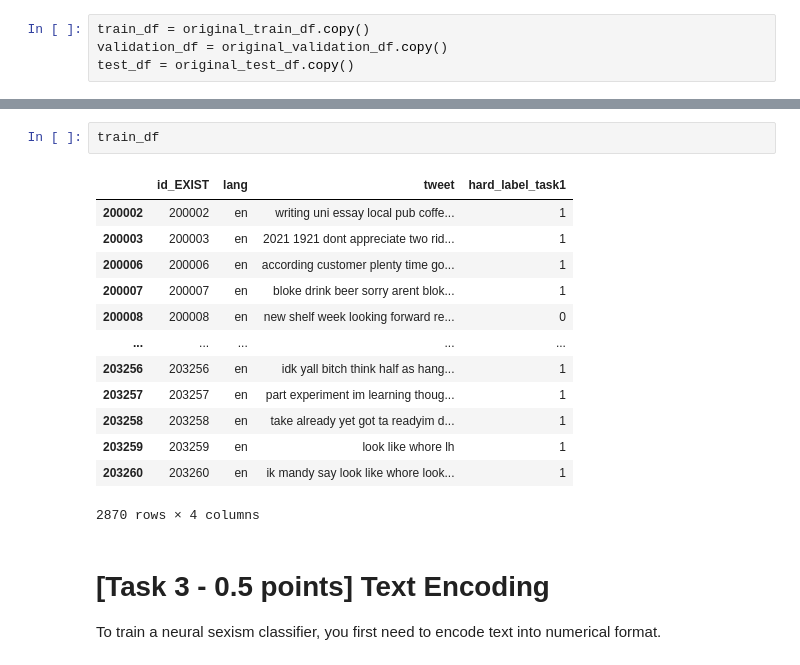
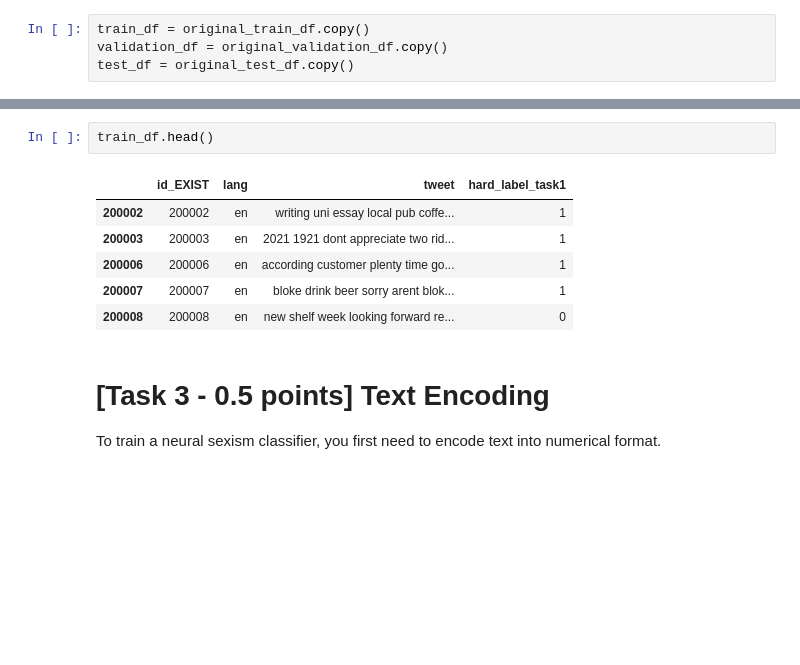
Before and after one commit to tancredibosi/nlp-assignments, a Jupyter notebook: Assignment1_2425.ipynb, the cells around one changed output, grey strips where cells are left out. Cells and saved outputs as stored; diff of their text form; blank space fills up the shorter version.

```diff
--- a/Assignment1_2425.ipynb
+++ b/Assignment1_2425.ipynb
@@ -252,19 +256,12 @@ test_df['tweet'] = test_df['tweet'].apply(clean_tweet)
 # %%
-train_df
+train_df.head()
 # %% [output]
 |  | id_EXIST | lang | tweet | hard_label_task1 |
 | 200002 | 200002 | en | writing uni essay local pub coffe... | 1 |
 | 200003 | 200003 | en | 2021 1921 dont appreciate two rid... | 1 |
 | 200006 | 200006 | en | according customer plenty time go... | 1 |
 | 200007 | 200007 | en | bloke drink beer sorry arent blok... | 1 |
 | 200008 | 200008 | en | new shelf week looking forward re... | 0 |
-| ... | ... | ... | ... | ... |
-| 203256 | 203256 | en | idk yall bitch think half as hang... | 1 |
-| 203257 | 203257 | en | part experiment im learning thoug... | 1 |
-| 203258 | 203258 | en | take already yet got ta readyim d... | 1 |
-| 203259 | 203259 | en | look like whore lh | 1 |
-| 203260 | 203260 | en | ik mandy say look like whore look... | 1 |
-2870 rows × 4 columns
 # %% [markdown]
 # [Task 3 - 0.5 points] Text Encoding
 To train a neural sexism classifier, you first need to encode text into numerical format.
```
Also changed, not shown: parts of 41 cells of this notebook.
